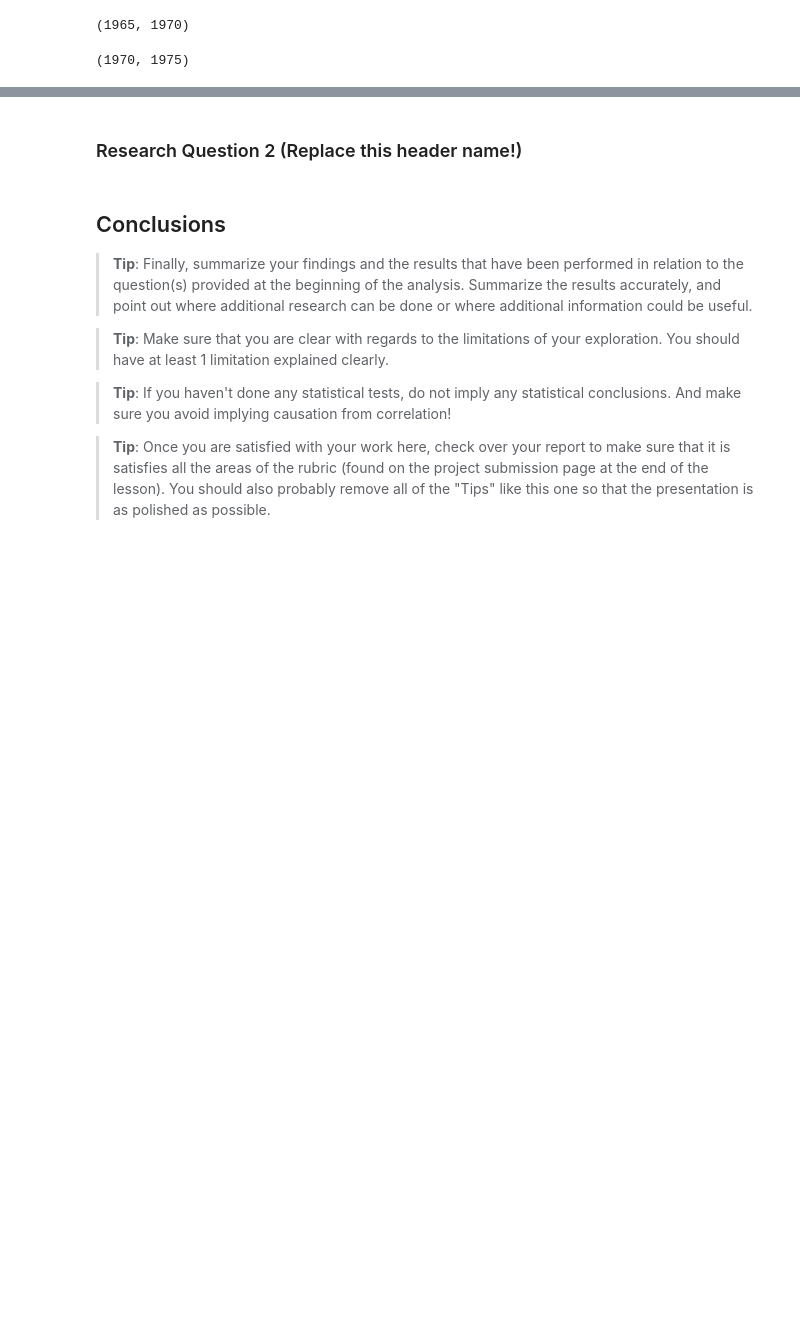
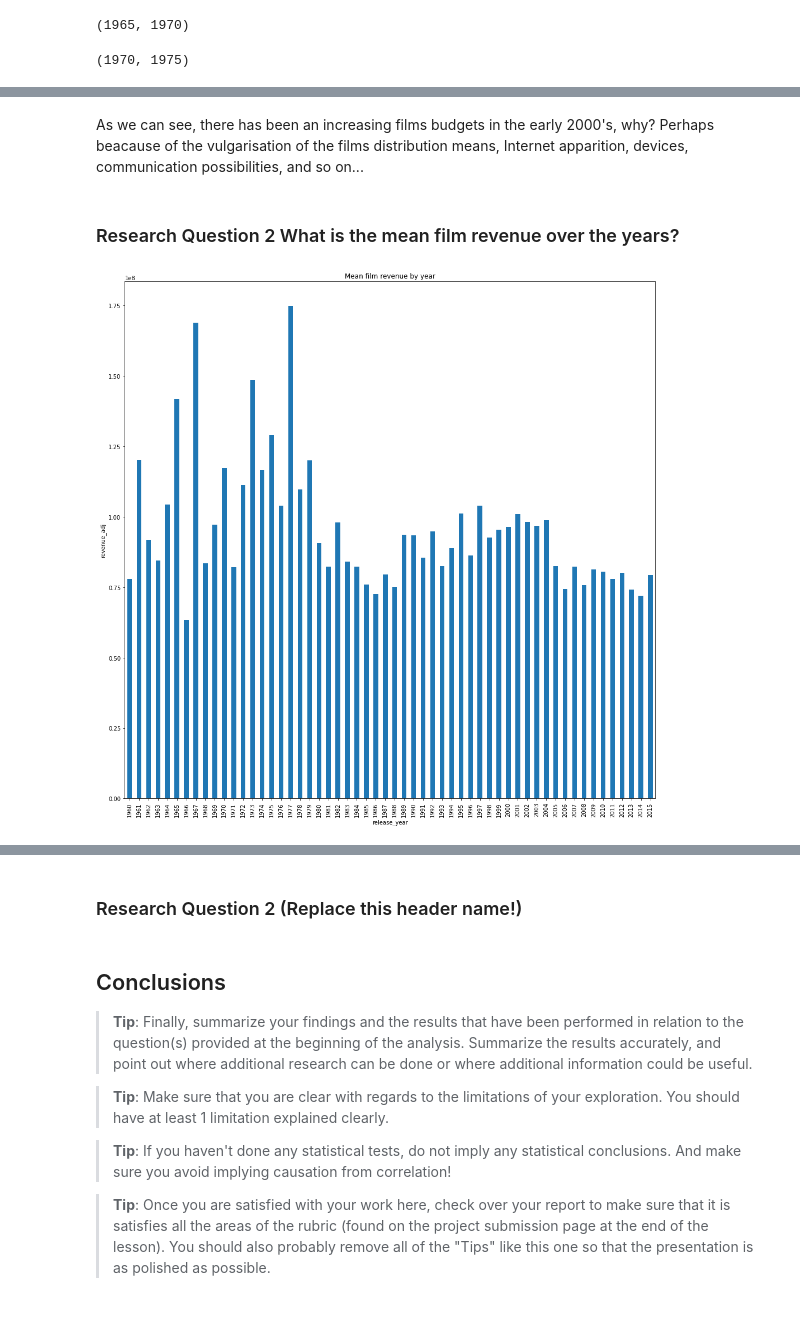
Before and after one commit to temajozias/Udacity-DataAnalystND-P1-Investigate-a-Dataset, a Jupyter notebook: Investigate_a_Dataset.ipynb, the cells around one changed output, grey strips where cells are left out. Drawn from its saved outputs; the diff is of its cells as text; code cells hidden in the pictures; blank space fills up the shorter version.

```diff
--- a/Investigate_a_Dataset.ipynb
+++ b/Investigate_a_Dataset.ipynb
@@ -417,0 +436,11 @@ memory usage: 2.2+ MB
+# %% [markdown]
+As we can see, there has been an increasing films budgets in the early 2000's, why? Perhaps beacause of the vulgarisation of the films distribution means, Internet apparition, devices, communication possibilities, and so on...
+# %% [markdown]
+### Research Question 2  What is the mean film revenue over the years?
+# %%
+df.groupby('release_year').mean()['revenue_adj'].plot(kind='bar',
+                                                     figsize=(17, 17),
+                                                     title='Mean film revenue by year',
+                                                     ylabel='revenue_adj');
+# %% [output]
+[figure, added]
```
Also changed, not shown: parts of 54 cells of this notebook, 1 other file.
